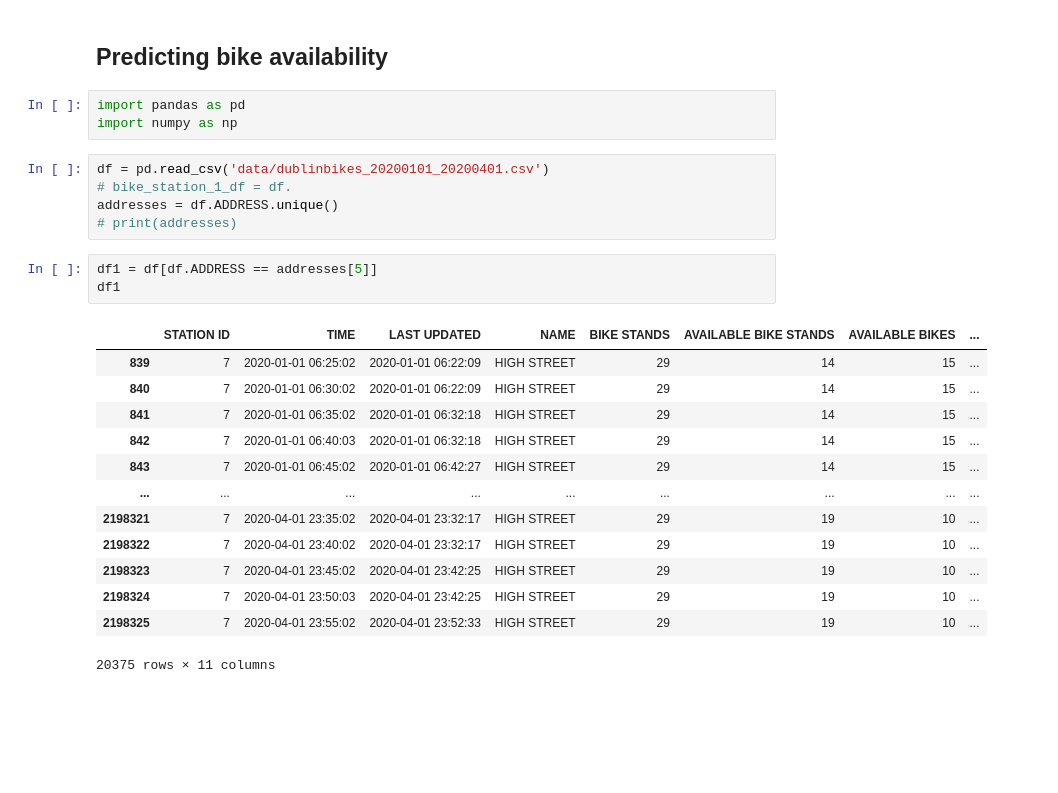
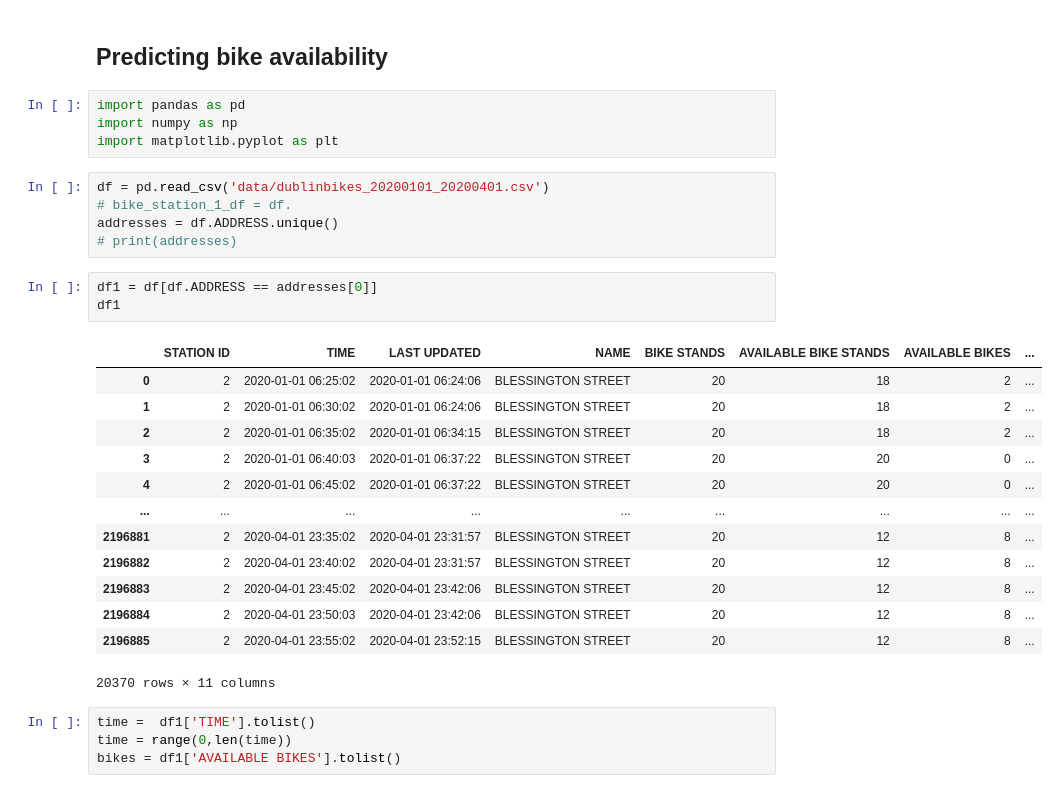
Before and after one commit to daltHub/Final-Assignment, a Jupyter notebook: bike_prediction.ipynb, the cells around one changed output. Saved outputs shown, nothing was run; the diff lists cells and outputs as text; blank space fills up the shorter version.

```diff
--- a/bike_prediction.ipynb
+++ b/bike_prediction.ipynb
@@ -3,25 +3,30 @@
 # %%
 import pandas as pd
 import numpy as np
+import matplotlib.pyplot as plt
 # %%
 df = pd.read_csv('data/dublinbikes_20200101_20200401.csv')
 # bike_station_1_df = df.
 addresses = df.ADDRESS.unique()
 # print(addresses)
 # %%
-df1 = df[df.ADDRESS == addresses[5]]
+df1 = df[df.ADDRESS == addresses[0]]
 df1
 # %% [output]
 |  | STATION ID | TIME | LAST UPDATED | NAME | BIKE STANDS | AVAILABLE BIKE STANDS | AVAILABLE BIKES | ... |
-| 839 | 7 | 2020-01-01 06:25:02 | 2020-01-01 06:22:09 | HIGH STREET | 29 | 14 | 15 | ... |
-| 840 | 7 | 2020-01-01 06:30:02 | 2020-01-01 06:22:09 | HIGH STREET | 29 | 14 | 15 | ... |
-| 841 | 7 | 2020-01-01 06:35:02 | 2020-01-01 06:32:18 | HIGH STREET | 29 | 14 | 15 | ... |
-| 842 | 7 | 2020-01-01 06:40:03 | 2020-01-01 06:32:18 | HIGH STREET | 29 | 14 | 15 | ... |
-| 843 | 7 | 2020-01-01 06:45:02 | 2020-01-01 06:42:27 | HIGH STREET | 29 | 14 | 15 | ... |
+| 0 | 2 | 2020-01-01 06:25:02 | 2020-01-01 06:24:06 | BLESSINGTON STREET | 20 | 18 | 2 | ... |
+| 1 | 2 | 2020-01-01 06:30:02 | 2020-01-01 06:24:06 | BLESSINGTON STREET | 20 | 18 | 2 | ... |
+| 2 | 2 | 2020-01-01 06:35:02 | 2020-01-01 06:34:15 | BLESSINGTON STREET | 20 | 18 | 2 | ... |
+| 3 | 2 | 2020-01-01 06:40:03 | 2020-01-01 06:37:22 | BLESSINGTON STREET | 20 | 20 | 0 | ... |
+| 4 | 2 | 2020-01-01 06:45:02 | 2020-01-01 06:37:22 | BLESSINGTON STREET | 20 | 20 | 0 | ... |
 | ... | ... | ... | ... | ... | ... | ... | ... | ... |
-| 2198321 | 7 | 2020-04-01 23:35:02 | 2020-04-01 23:32:17 | HIGH STREET | 29 | 19 | 10 | ... |
-| 2198322 | 7 | 2020-04-01 23:40:02 | 2020-04-01 23:32:17 | HIGH STREET | 29 | 19 | 10 | ... |
-| 2198323 | 7 | 2020-04-01 23:45:02 | 2020-04-01 23:42:25 | HIGH STREET | 29 | 19 | 10 | ... |
-| 2198324 | 7 | 2020-04-01 23:50:03 | 2020-04-01 23:42:25 | HIGH STREET | 29 | 19 | 10 | ... |
-| 2198325 | 7 | 2020-04-01 23:55:02 | 2020-04-01 23:52:33 | HIGH STREET | 29 | 19 | 10 | ... |
+| 2196881 | 2 | 2020-04-01 23:35:02 | 2020-04-01 23:31:57 | BLESSINGTON STREET | 20 | 12 | 8 | ... |
+| 2196882 | 2 | 2020-04-01 23:40:02 | 2020-04-01 23:31:57 | BLESSINGTON STREET | 20 | 12 | 8 | ... |
+| 2196883 | 2 | 2020-04-01 23:45:02 | 2020-04-01 23:42:06 | BLESSINGTON STREET | 20 | 12 | 8 | ... |
+| 2196884 | 2 | 2020-04-01 23:50:03 | 2020-04-01 23:42:06 | BLESSINGTON STREET | 20 | 12 | 8 | ... |
+| 2196885 | 2 | 2020-04-01 23:55:02 | 2020-04-01 23:52:15 | BLESSINGTON STREET | 20 | 12 | 8 | ... |
-20375 rows × 11 columns
+20370 rows × 11 columns
+# %%
+time =  df1['TIME'].tolist()
+time = range(0,len(time))
+bikes = df1['AVAILABLE BIKES'].tolist()
```
Also changed, not shown: parts of 1 cell of this notebook, 5 other files.
